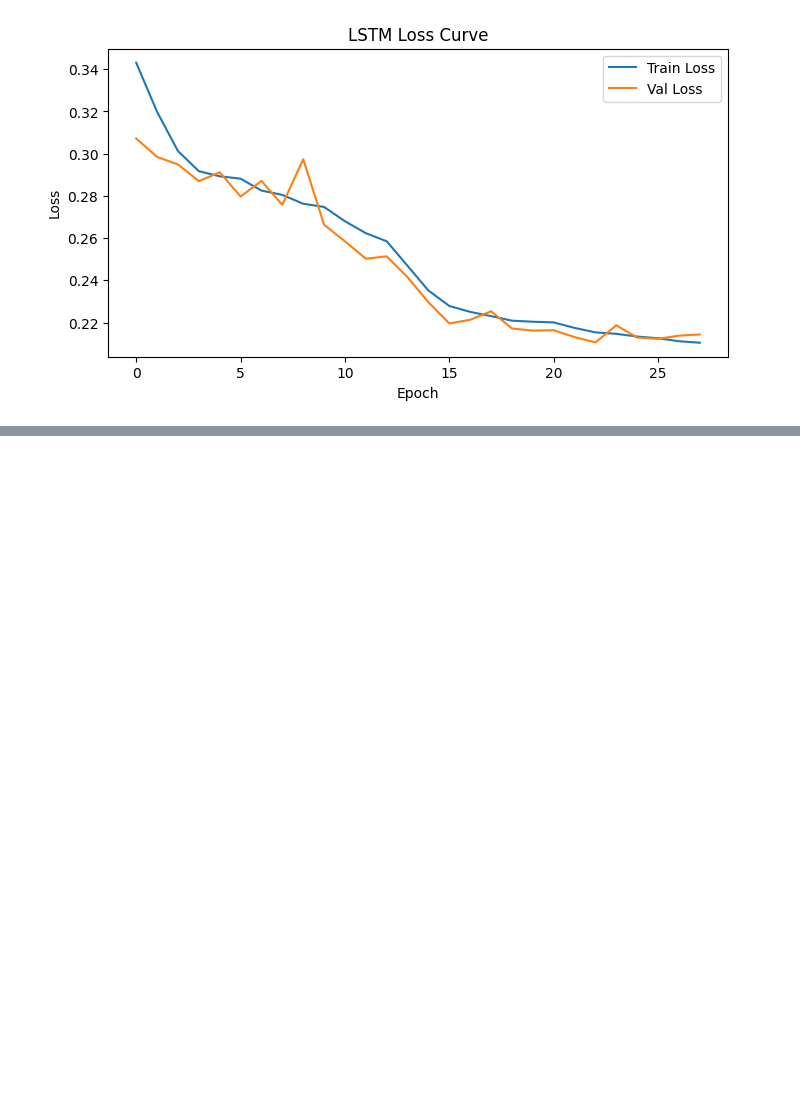
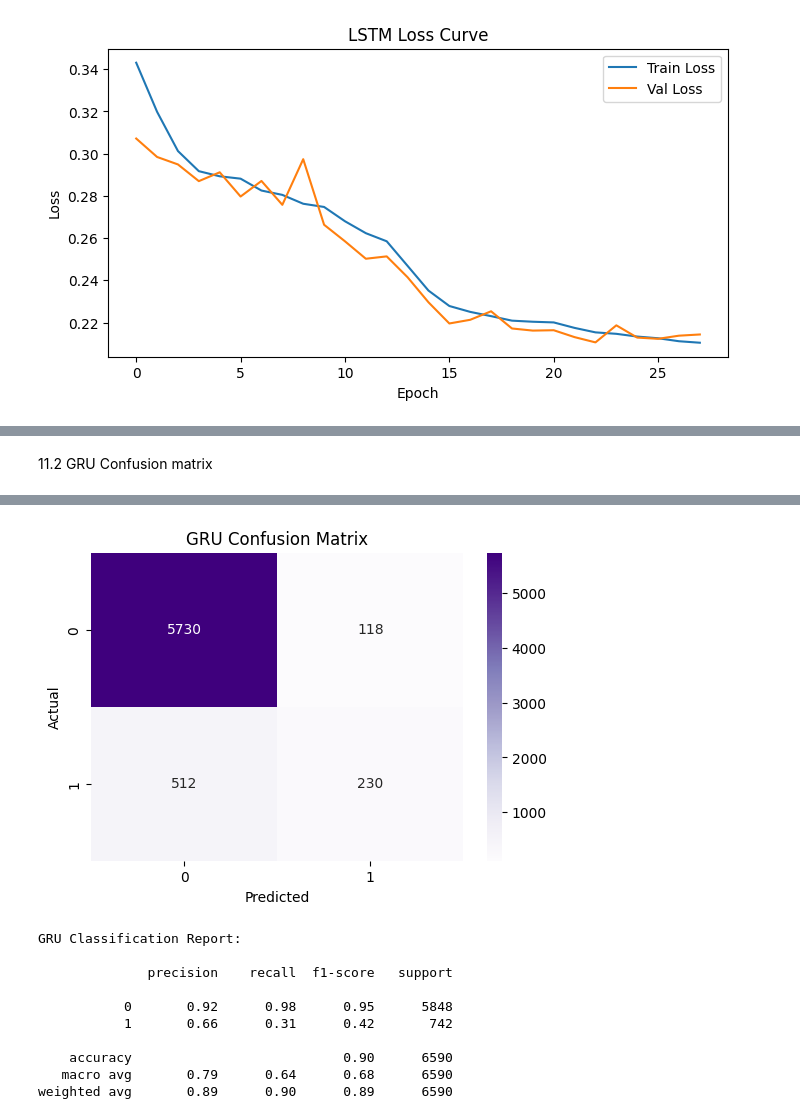
Before and after one commit to istiakAHMEDsaad/machine_learning, a Jupyter notebook: Banking_Dataset_Classification/deep-learning-model.ipynb, the cells around one changed output, grey strips where cells are left out. Cells and saved outputs as stored; diff of their text form; code cells hidden in the pictures; blank space fills up the shorter version.

```diff
--- a/Banking_Dataset_Classification/deep-learning-model.ipynb
+++ b/Banking_Dataset_Classification/deep-learning-model.ipynb
@@ -471,0 +519,21 @@ plt.show()
+# %% [markdown]
+11.2 GRU Confusion matrix
+# %%
+from sklearn.metrics import confusion_matrix, classification_report
+import seaborn as sns
+import matplotlib.pyplot as plt
+
+val_pred_gru = (model_gru.predict(X_val_lstm) >= 0.5).astype(int)
+
+cm_gru = confusion_matrix(y_val, val_pred_gru)
+
+plt.figure(figsize=(6,4))
+sns.heatmap(cm_gru, annot=True, fmt="d", cmap="Purples")
+plt.title("GRU Confusion Matrix")
+plt.xlabel("Predicted")
+plt.ylabel("Actual")
+plt.show()
+
+print("\nGRU Classification Report:\n")
+print(classification_report(y_val, val_pred_gru))
+# %% [output]
@@ -471,0 +541,11 @@ plt.show()
+[figure, added]
+GRU Classification Report:
+
+              precision    recall  f1-score   support
+
+           0       0.92      0.98      0.95      5848
+           1       0.66      0.31      0.42       742
+
+    accuracy                           0.90      6590
+   macro avg       0.79      0.64      0.68      6590
+weighted avg       0.89      0.90      0.89      6590
```
Also changed, not shown: parts of 43 cells of this notebook.
